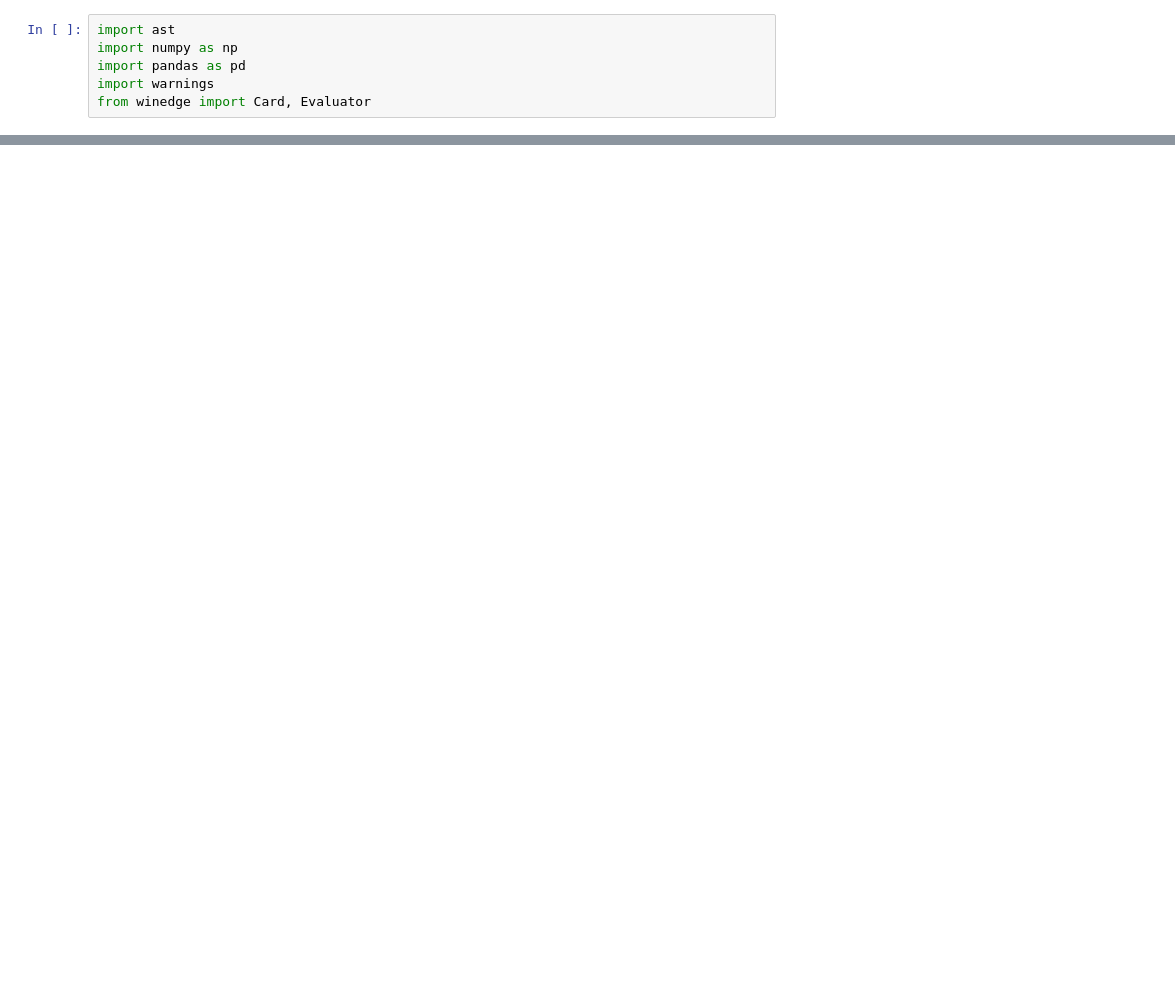
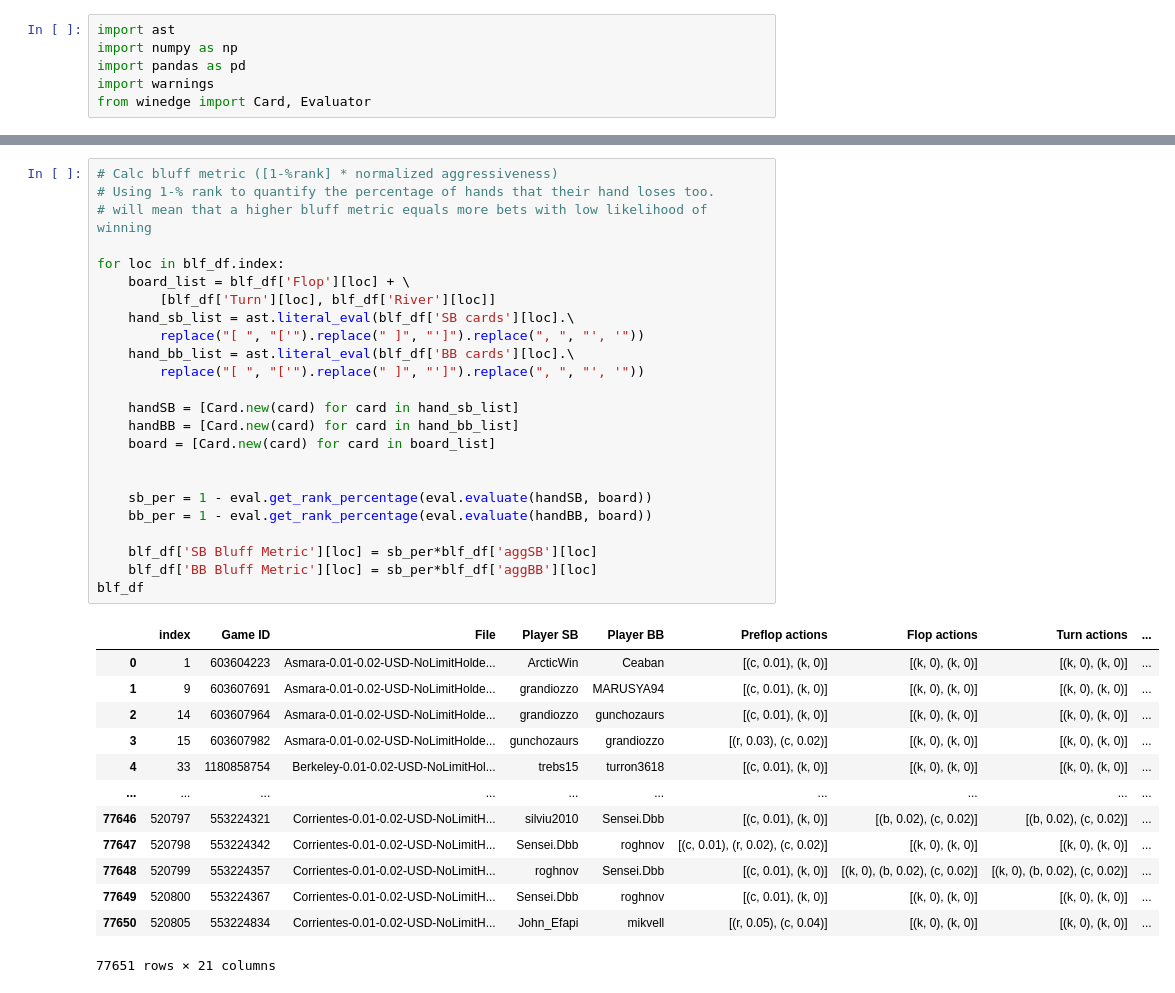
Before and after one commit to WinningEdge-AI/WinningEdge, a Jupyter notebook: bluff_metric_prototype.ipynb, the cells around one changed output, grey strips where cells are left out. Cells and saved outputs as stored; diff of their text form; blank space fills up the shorter version.

```diff
--- a/bluff_metric_prototype.ipynb
+++ b/bluff_metric_prototype.ipynb
@@ -107,0 +152,38 @@ bb_per = eval.get_rank_percentage(eval.evaluate(handBB, board))
+# %%
+# Calc bluff metric ([1-%rank] * normalized aggressiveness)
+# Using 1-% rank to quantify the percentage of hands that their hand loses too.
+# will mean that a higher bluff metric equals more bets with low likelihood of winning
+
+for loc in blf_df.index:
+    board_list = blf_df['Flop'][loc] + \
+        [blf_df['Turn'][loc], blf_df['River'][loc]]
+    hand_sb_list = ast.literal_eval(blf_df['SB cards'][loc].\
+        replace("[ ", "['").replace(" ]", "']").replace(", ", "', '"))
+    hand_bb_list = ast.literal_eval(blf_df['BB cards'][loc].\
+        replace("[ ", "['").replace(" ]", "']").replace(", ", "', '"))
+
+    handSB = [Card.new(card) for card in hand_sb_list]
+    handBB = [Card.new(card) for card in hand_bb_list]
+    board = [Card.new(card) for card in board_list]
+
+
+    sb_per = 1 - eval.get_rank_percentage(eval.evaluate(handSB, board))
+    bb_per = 1 - eval.get_rank_percentage(eval.evaluate(handBB, board))
+
+    blf_df['SB Bluff Metric'][loc] = sb_per*blf_df['aggSB'][loc]
+    blf_df['BB Bluff Metric'][loc] = sb_per*blf_df['aggBB'][loc]
+blf_df
+# %% [output]
+|  | index | Game ID | File | Player SB | Player BB | Preflop actions | Flop actions | Turn actions | ... |
+| 0 | 1 | 603604223 | Asmara-0.01-0.02-USD-NoLimitHolde... | ArcticWin | Ceaban | [(c, 0.01), (k, 0)] | [(k, 0), (k, 0)] | [(k, 0), (k, 0)] | ... |
+| 1 | 9 | 603607691 | Asmara-0.01-0.02-USD-NoLimitHolde... | grandiozzo | MARUSYA94 | [(c, 0.01), (k, 0)] | [(k, 0), (k, 0)] | [(k, 0), (k, 0)] | ... |
+| 2 | 14 | 603607964 | Asmara-0.01-0.02-USD-NoLimitHolde... | grandiozzo | gunchozaurs | [(c, 0.01), (k, 0)] | [(k, 0), (k, 0)] | [(k, 0), (k, 0)] | ... |
+| 3 | 15 | 603607982 | Asmara-0.01-0.02-USD-NoLimitHolde... | gunchozaurs | grandiozzo | [(r, 0.03), (c, 0.02)] | [(k, 0), (k, 0)] | [(k, 0), (k, 0)] | ... |
+| 4 | 33 | 1180858754 | Berkeley-0.01-0.02-USD-NoLimitHol... | trebs15 | turron3618 | [(c, 0.01), (k, 0)] | [(k, 0), (k, 0)] | [(k, 0), (k, 0)] | ... |
+| ... | ... | ... | ... | ... | ... | ... | ... | ... | ... |
+| 77646 | 520797 | 553224321 | Corrientes-0.01-0.02-USD-NoLimitH... | silviu2010 | Sensei.Dbb | [(c, 0.01), (k, 0)] | [(b, 0.02), (c, 0.02)] | [(b, 0.02), (c, 0.02)] | ... |
+| 77647 | 520798 | 553224342 | Corrientes-0.01-0.02-USD-NoLimitH... | Sensei.Dbb | roghnov | [(c, 0.01), (r, 0.02), (c, 0.02)] | [(k, 0), (k, 0)] | [(k, 0), (k, 0)] | ... |
+| 77648 | 520799 | 553224357 | Corrientes-0.01-0.02-USD-NoLimitH... | roghnov | Sensei.Dbb | [(c, 0.01), (k, 0)] | [(k, 0), (b, 0.02), (c, 0.02)] | [(k, 0), (b, 0.02), (c, 0.02)] | ... |
+| 77649 | 520800 | 553224367 | Corrientes-0.01-0.02-USD-NoLimitH... | Sensei.Dbb | roghnov | [(c, 0.01), (k, 0)] | [(k, 0), (k, 0)] | [(k, 0), (k, 0)] | ... |
+| 77650 | 520805 | 553224834 | Corrientes-0.01-0.02-USD-NoLimitH... | John_Efapi | mikvell | [(r, 0.05), (c, 0.04)] | [(k, 0), (k, 0)] | [(k, 0), (k, 0)] | ... |
+77651 rows × 21 columns
```
Also changed, not shown: parts of 5 cells of this notebook.
